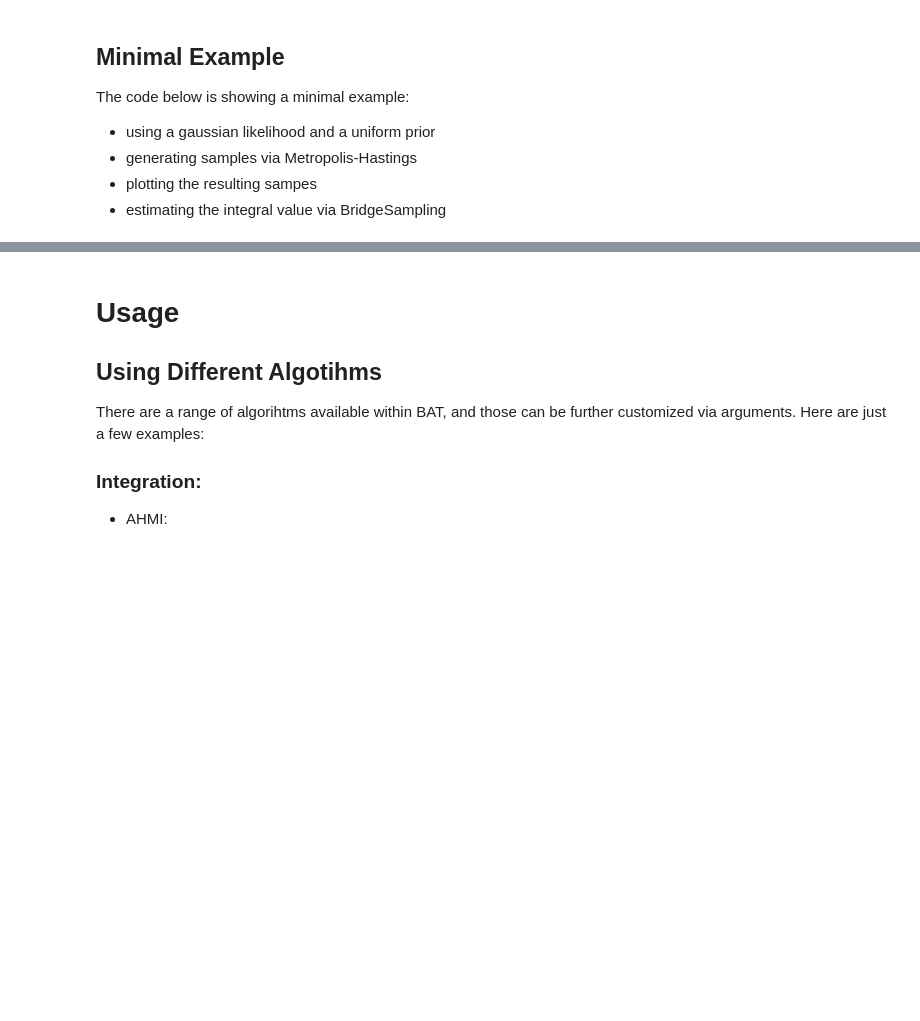
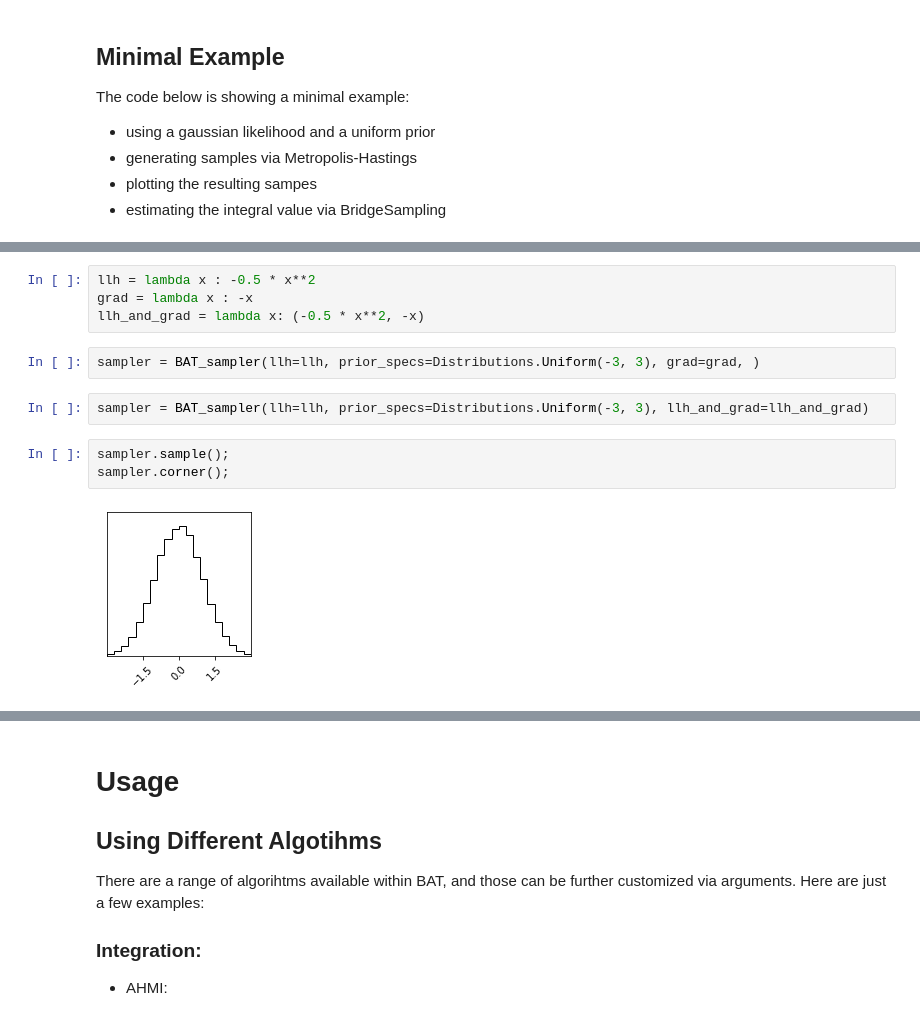
Before and after one commit to bat/batty, a Jupyter notebook: notebooks/README.ipynb, the cells around one changed output, grey strips where cells are left out. Drawn from its saved outputs; the diff is of its cells as text; blank space fills up the shorter version.

```diff
--- a/notebooks/README.ipynb
+++ b/notebooks/README.ipynb
@@ -42,0 +46,13 @@ sampler.integrate()
+# %%
+llh = lambda x : -0.5 * x**2
+grad = lambda x : -x
+llh_and_grad = lambda x: (-0.5 * x**2, -x)
+# %%
+sampler = BAT_sampler(llh=llh, prior_specs=Distributions.Uniform(-3, 3), grad=grad, )
+# %%
+sampler = BAT_sampler(llh=llh, prior_specs=Distributions.Uniform(-3, 3), llh_and_grad=llh_and_grad)
+# %%
+sampler.sample();
+sampler.corner();
+# %% [output]
+[figure, added]
```
Also changed, not shown: parts of 5 cells of this notebook, 1 other file.
